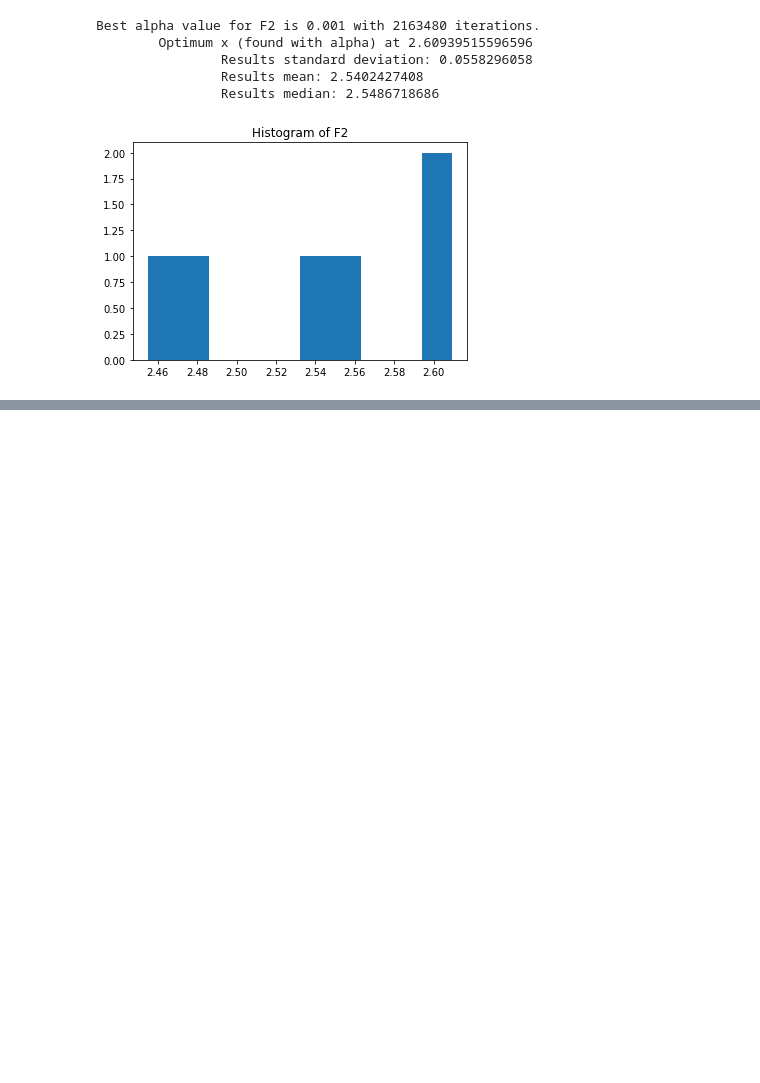
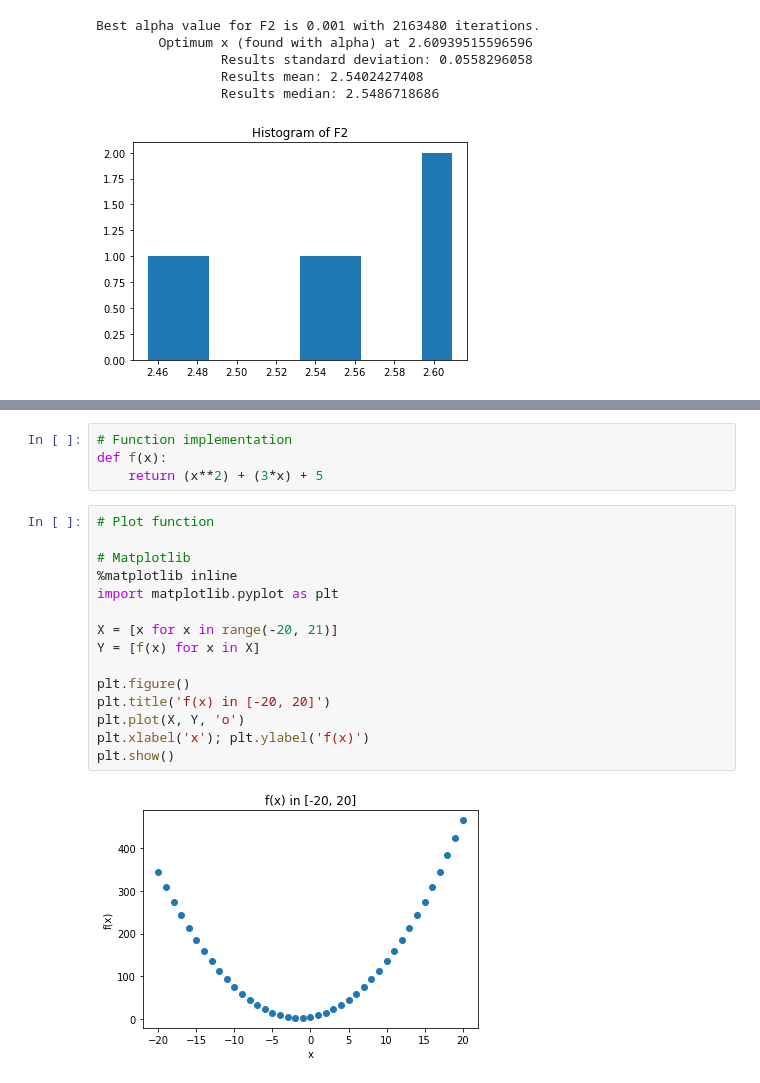
Before and after one commit to ceciliamm/evolutionary-computation, a Jupyter notebook: psets/02/Theory.ipynb, the cells around one changed output, grey strips where cells are left out. Saved outputs shown, nothing was run; the diff lists cells and outputs as text; blank space fills up the shorter version.

```diff
--- a/psets/02/Theory.ipynb
+++ b/psets/02/Theory.ipynb
@@ -165,0 +166,21 @@ True
+# %%
+# Function implementation
+def f(x):
+    return (x**2) + (3*x) + 5
+# %%
+# Plot function
+
+# Matplotlib
+%matplotlib inline
+import matplotlib.pyplot as plt
+
+X = [x for x in range(-20, 21)]
+Y = [f(x) for x in X]
+
+plt.figure()
+plt.title('f(x) in [-20, 20]')
+plt.plot(X, Y, 'o')
+plt.xlabel('x'); plt.ylabel('f(x)')
+plt.show()
+# %% [output]
+[figure, added]
```
Also changed, not shown: parts of 3 cells of this notebook, 9 other files.
